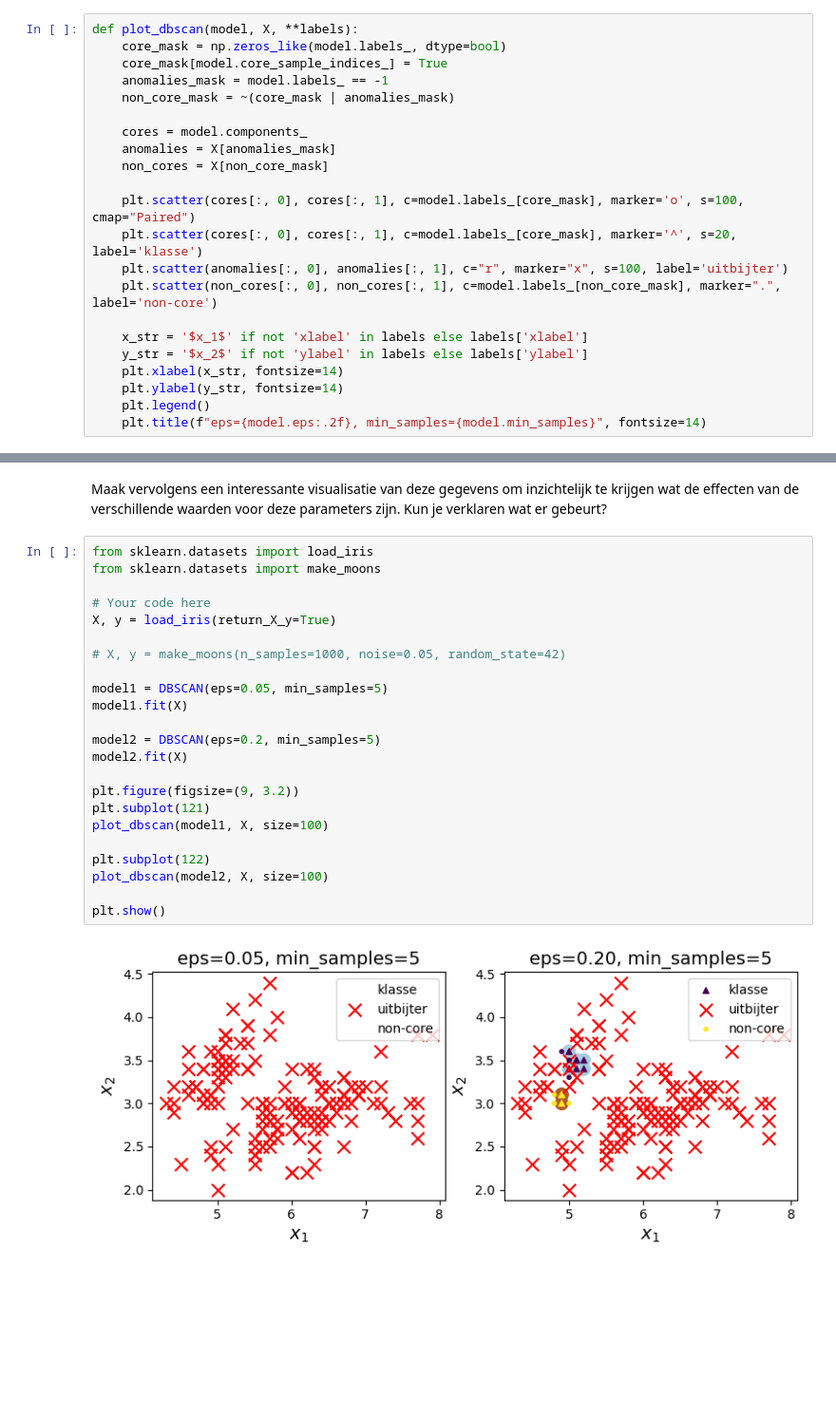
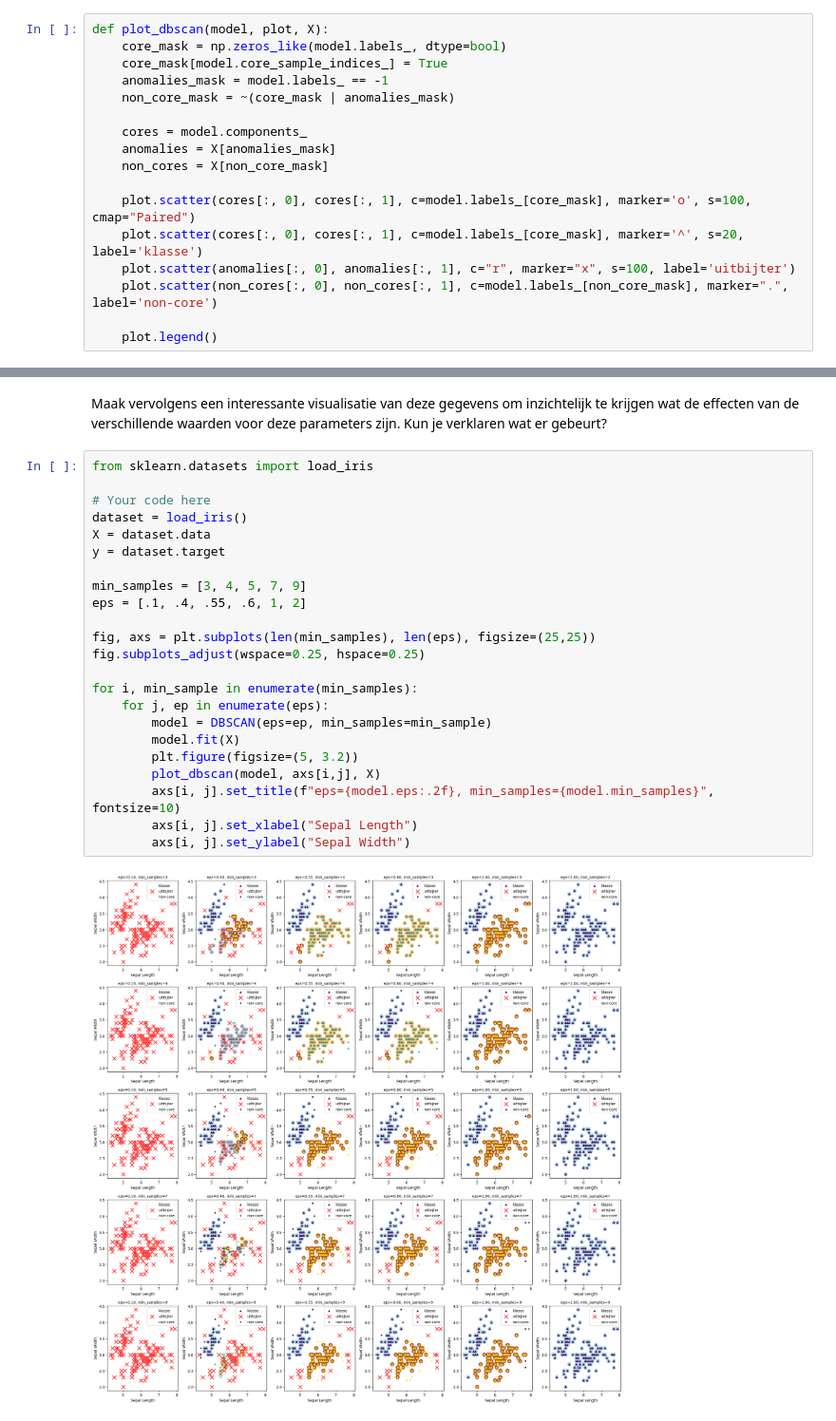
Before and after one commit to liz-cpu/ITVB23KMO2, a Jupyter notebook: Deel 3/Opdracht DBSCAN.ipynb, the cells around one changed output, grey strips where cells are left out. Shown at 95% size. Cells and saved outputs as stored; diff of their text form; blank space fills up the shorter version.

```diff
--- a/Deel 3/Opdracht DBSCAN.ipynb
+++ b/Deel 3/Opdracht DBSCAN.ipynb
@@ -14,7 +14,7 @@ import matplotlib.pyplot as plt
 # %% [markdown]
 Run de onderstaande cel om de methode `plot_dbscan` te definiëren.
 # %%
-def plot_dbscan(model, X, **labels):
+def plot_dbscan(model, plot, X):
     core_mask = np.zeros_like(model.labels_, dtype=bool)
     core_mask[model.core_sample_indices_] = True
     anomalies_mask = model.labels_ == -1
@@ -24,17 +24,12 @@ def plot_dbscan(model, X, **labels):
     anomalies = X[anomalies_mask]
     non_cores = X[non_core_mask]
 
-    plt.scatter(cores[:, 0], cores[:, 1], c=model.labels_[core_mask], marker='o', s=100, cmap="Paired")
-    plt.scatter(cores[:, 0], cores[:, 1], c=model.labels_[core_mask], marker='^', s=20, label='klasse')
-    plt.scatter(anomalies[:, 0], anomalies[:, 1], c="r", marker="x", s=100, label='uitbijter')
-    plt.scatter(non_cores[:, 0], non_cores[:, 1], c=model.labels_[non_core_mask], marker=".", label='non-core')
+    plot.scatter(cores[:, 0], cores[:, 1], c=model.labels_[core_mask], marker='o', s=100, cmap="Paired")
+    plot.scatter(cores[:, 0], cores[:, 1], c=model.labels_[core_mask], marker='^', s=20, label='klasse')
+    plot.scatter(anomalies[:, 0], anomalies[:, 1], c="r", marker="x", s=100, label='uitbijter')
+    plot.scatter(non_cores[:, 0], non_cores[:, 1], c=model.labels_[non_core_mask], marker=".", label='non-core')
 
-    x_str = '$x_1$' if not 'xlabel' in labels else labels['xlabel']
-    y_str = '$x_2$' if not 'ylabel' in labels else labels['ylabel']
-    plt.xlabel(x_str, fontsize=14)
-    plt.ylabel(y_str, fontsize=14)
-    plt.legend()
-    plt.title(f"eps={model.eps:.2f}, min_samples={model.min_samples}", fontsize=14)
+    plot.legend()
 # %% [markdown]
 Laad de iris-dataset van uit `sklearn-datasets`. Zoals tijdens het theoriecollege is toegelicht zijn &epsilon; (`eps`) en het aantal samples in de omgeving van het gekozen datapunt de belangrijkste parameters van DBSCAN. Maak verschillende modellen met (in ieder geval) de onderstaande waarden voor deze parameters. Maak telkens een plot en registreer het aantal klassen, uitbijters en non-core observaties.
 
@@ -46,26 +41,26 @@ Laad de iris-dataset van uit `sklearn-datasets`. Zoals tijdens het theoriecolleg
 Maak vervolgens een interessante visualisatie van deze gegevens om inzichtelijk te krijgen wat de effecten van de verschillende waarden voor deze parameters zijn. Kun je verklaren wat er gebeurt?
 # %%
 from sklearn.datasets import load_iris
-from sklearn.datasets import make_moons
 
 # Your code here
-X, y = load_iris(return_X_y=True)
+dataset = load_iris()
+X = dataset.data
+y = dataset.target
 
-# X, y = make_moons(n_samples=1000, noise=0.05, random_state=42)
+min_samples = [3, 4, 5, 7, 9]
+eps = [.1, .4, .55, .6, 1, 2]
 
-model1 = DBSCAN(eps=0.05, min_samples=5)
-model1.fit(X)
+fig, axs = plt.subplots(len(min_samples), len(eps), figsize=(25,25))
+fig.subplots_adjust(wspace=0.25, hspace=0.25)
 
-model2 = DBSCAN(eps=0.2, min_samples=5)
-model2.fit(X)
-
-plt.figure(figsize=(9, 3.2))
-plt.subplot(121)
-plot_dbscan(model1, X, size=100)
-
-plt.subplot(122)
-plot_dbscan(model2, X, size=100)
-
-plt.show()
+for i, min_sample in enumerate(min_samples):
+    for j, ep in enumerate(eps):
+        model = DBSCAN(eps=ep, min_samples=min_sample)
+        model.fit(X)
+        plt.figure(figsize=(5, 3.2))
+        plot_dbscan(model, axs[i,j], X)
+        axs[i, j].set_title(f"eps={model.eps:.2f}, min_samples={model.min_samples}", fontsize=10)
+        axs[i, j].set_xlabel("Sepal Length")
+        axs[i, j].set_ylabel("Sepal Width")
 # %% [output]
-[figure, old version]
+[figure, new version]
```
Also changed, not shown: parts of 1 cell of this notebook, 8 other files.
